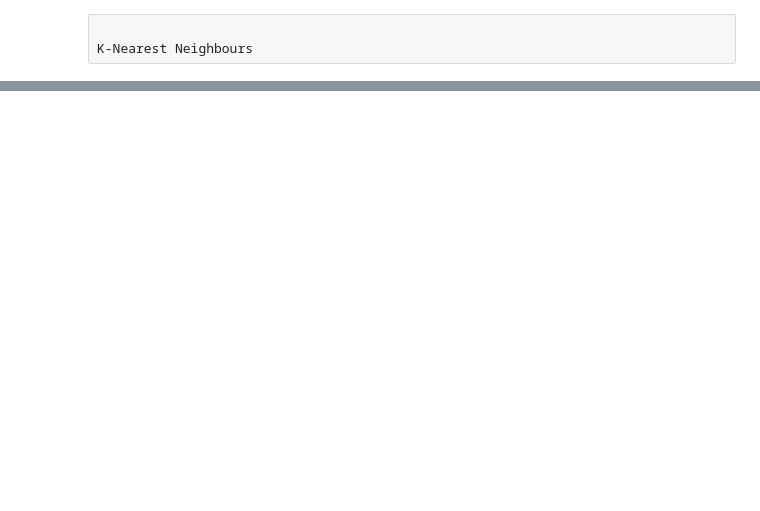
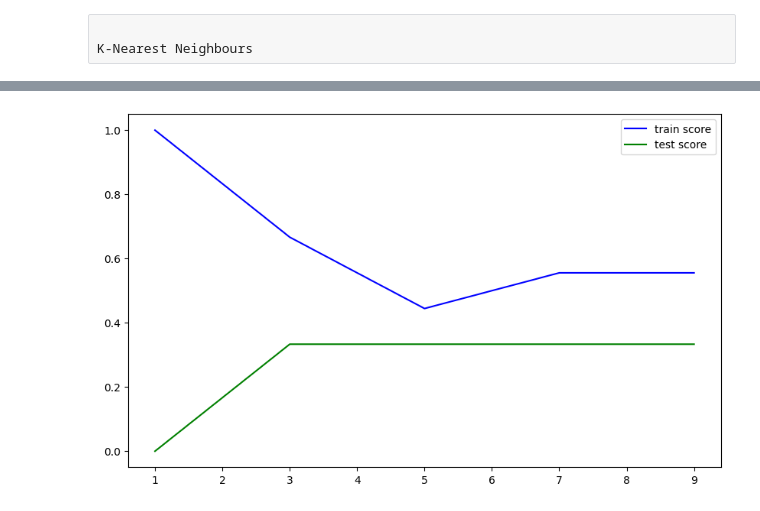
Before and after one commit to Galya777/GameEngineClassification, a Jupyter notebook: GameEngineClassification.ipynb, the cells around one changed output, grey strips where cells are left out. Drawn from its saved outputs; the diff is of its cells as text; code cells hidden in the pictures; blank space fills up the shorter version.

```diff
--- a/GameEngineClassification.ipynb
+++ b/GameEngineClassification.ipynb
@@ -474,0 +514,21 @@ ValueError: Number of classes, 8, does not match size of target_names, 2. Try sp
+# %%
+def plot_knn_scores(ks):
+    train_scores = []
+    test_scores = []
+
+    for k in ks:
+        clf = KNeighborsClassifier(n_neighbors=k).fit(X_train, y_train)
+        train_score = clf.score(X_train, y_train)
+        test_score = clf.score(X_test, y_test)
+
+        train_scores.append(train_score)
+        test_scores.append(test_score)
+
+    plt.figure(figsize=(10, 6))
+    plt.plot(ks, train_scores, color='blue', label='train score')
+    plt.plot(ks, test_scores, color='green', label='test score')
+    plt.legend()
+# %%
+plot_knn_scores(range(1, 10, 2))
+# %% [output]
+[figure, added]
```
Also changed, not shown: parts of 18 cells of this notebook.
